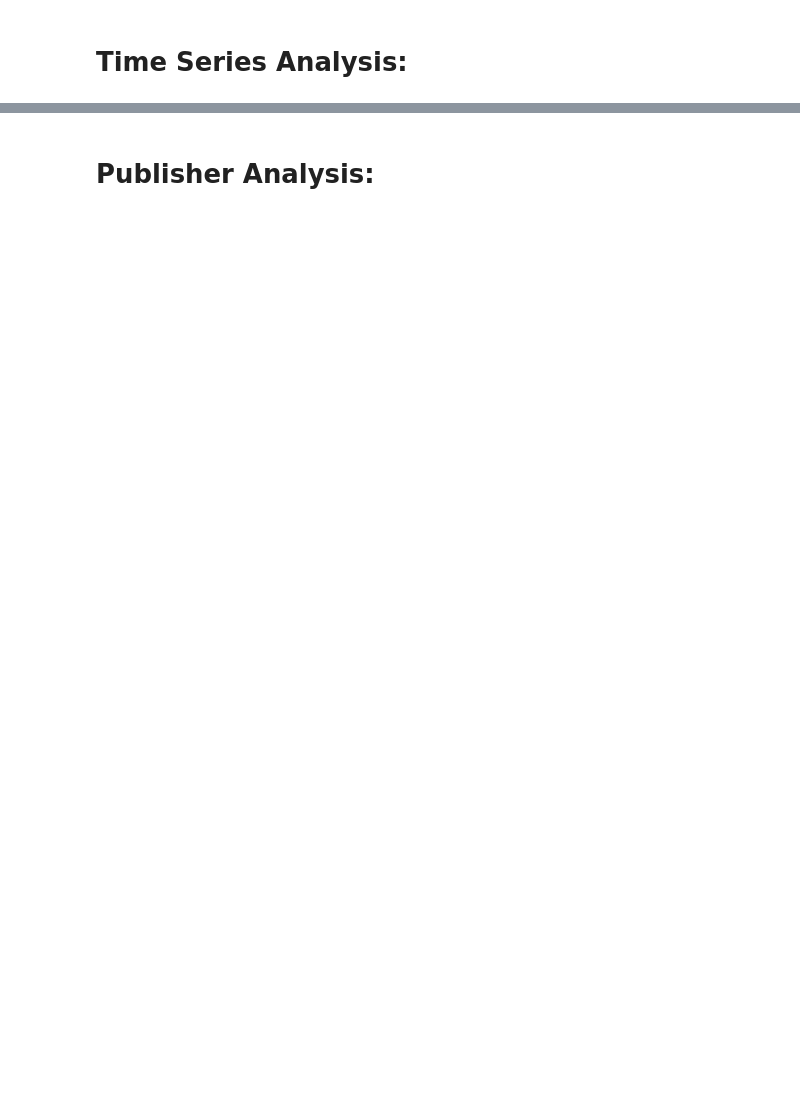
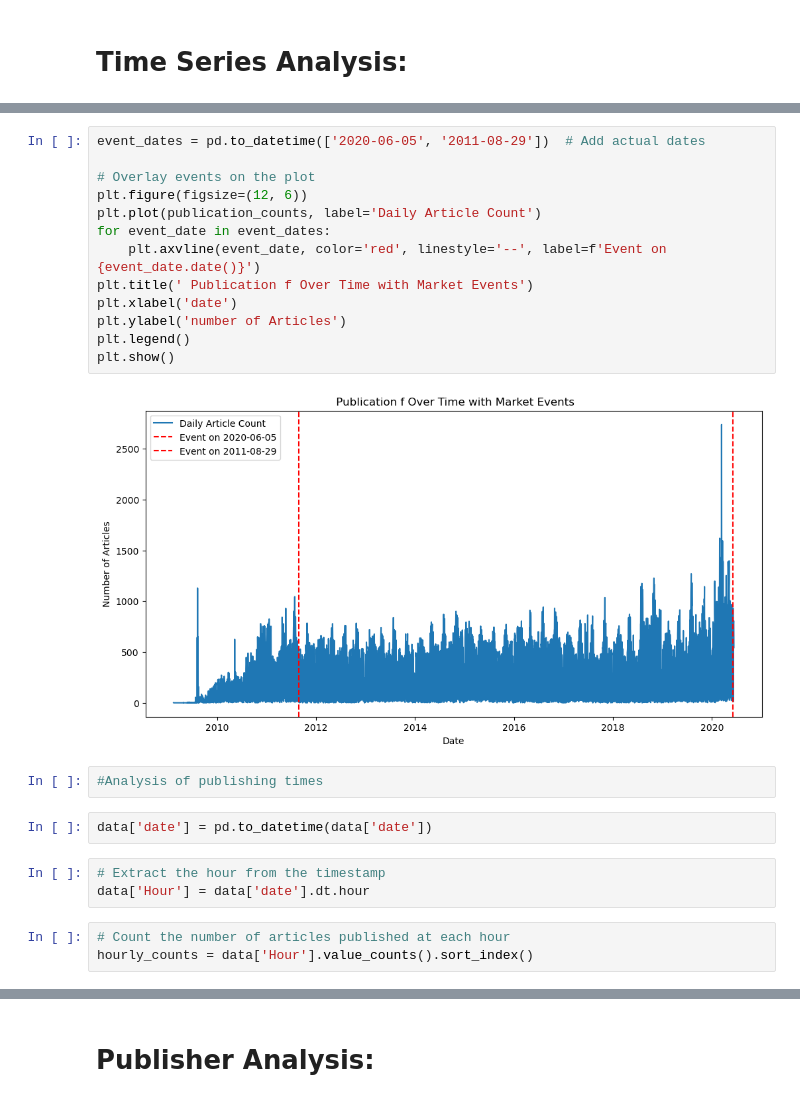
Before and after one commit to nadianesib4334/Nova_financial_technologies, a Jupyter notebook: notebooks/EDA.ipynb, the cells around one changed output, grey strips where cells are left out. Saved outputs shown, nothing was run; the diff lists cells and outputs as text; blank space fills up the shorter version.

```diff
--- a/notebooks/EDA.ipynb
+++ b/notebooks/EDA.ipynb
@@ -477,0 +515,25 @@ print(common_keywords)
+# %%
+event_dates = pd.to_datetime(['2020-06-05', '2011-08-29'])  # Add actual dates
+
+# Overlay events on the plot
+plt.figure(figsize=(12, 6))
+plt.plot(publication_counts, label='Daily Article Count')
+for event_date in event_dates:
+    plt.axvline(event_date, color='red', linestyle='--', label=f'Event on {event_date.date()}')
+plt.title(' Publication f Over Time with Market Events')
+plt.xlabel('date')
+plt.ylabel('number of Articles')
+plt.legend()
+plt.show()
+# %% [output]
+[figure, added]
+# %%
+#Analysis of publishing times
+# %%
+data['date'] = pd.to_datetime(data['date'])
+# %%
+# Extract the hour from the timestamp
+data['Hour'] = data['date'].dt.hour
+# %%
+# Count the number of articles published at each hour
+hourly_counts = data['Hour'].value_counts().sort_index()
```
Also changed, not shown: parts of 15 cells of this notebook.
